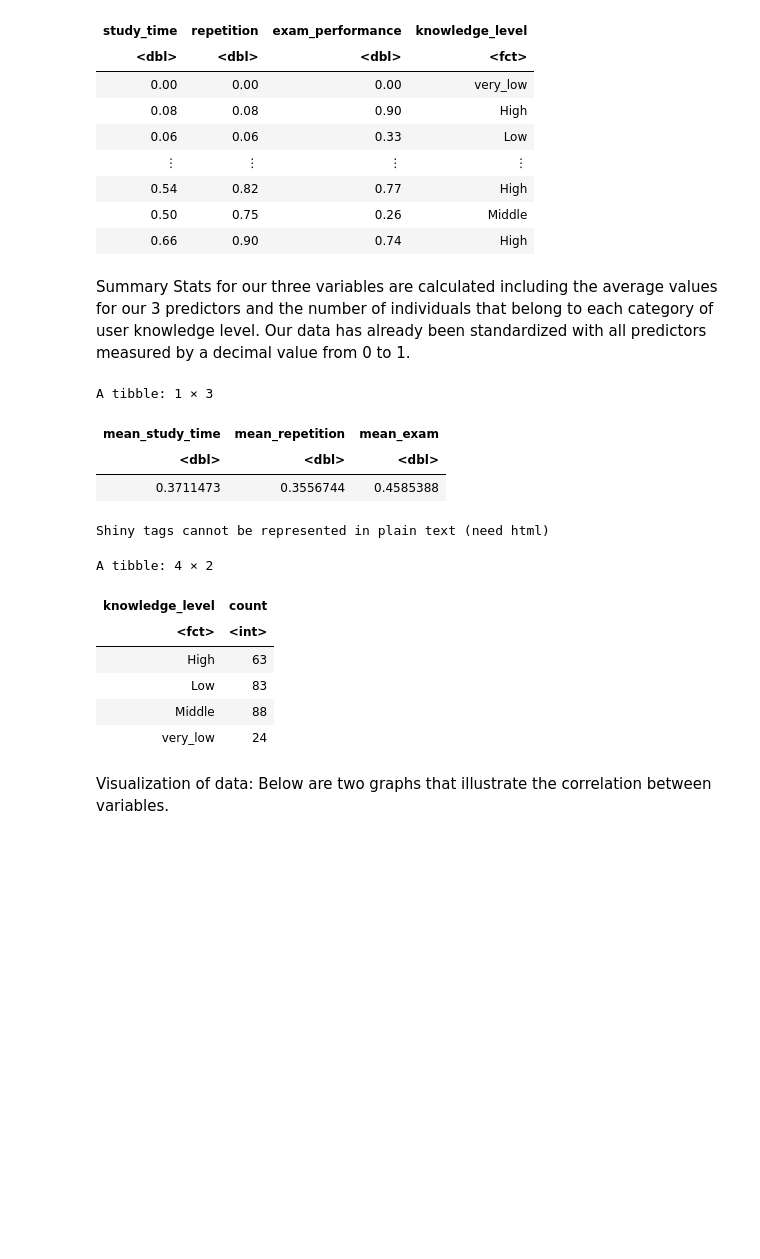
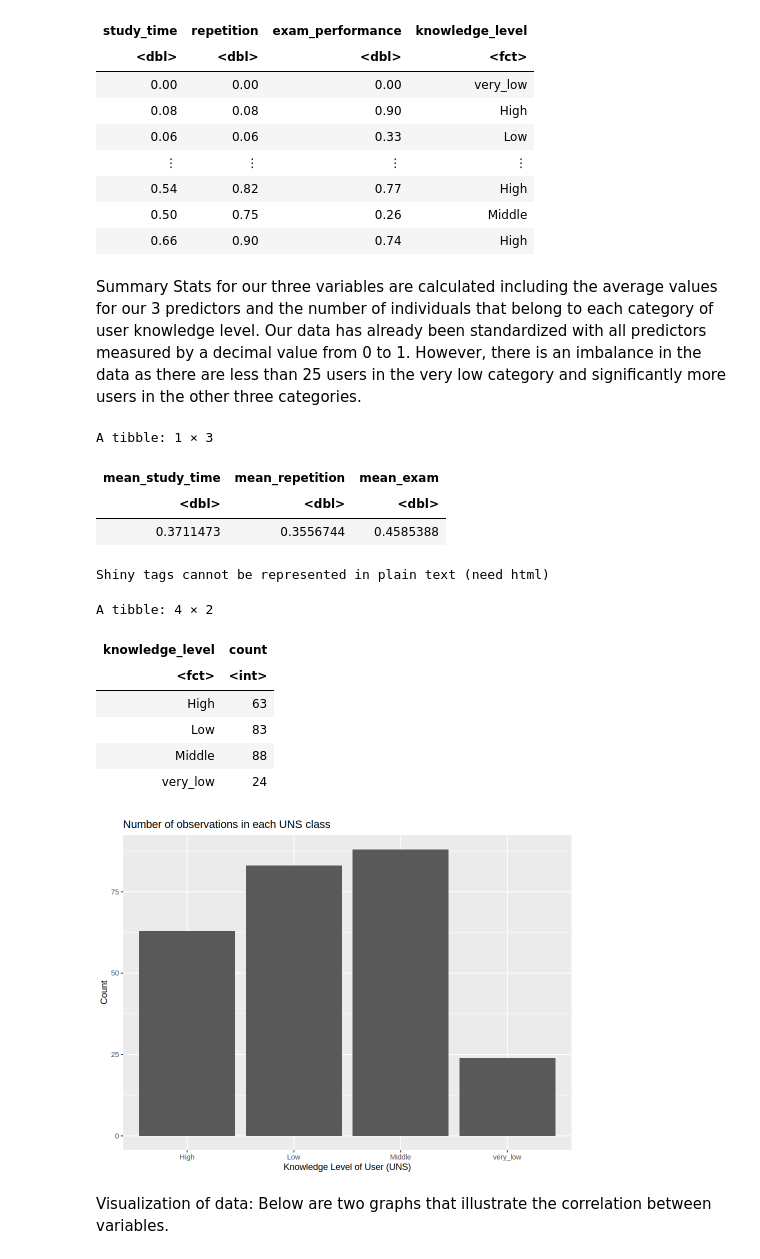
Before and after one commit to trinityma/dsci100project, a Jupyter notebook: group_project_report.ipynb, the cells around one changed output. Cells and saved outputs as stored; diff of their text form; code cells hidden in the pictures; blank space fills up the shorter version.

Commit message:
added counts graph

```diff
--- a/group_project_report.ipynb
+++ b/group_project_report.ipynb
@@ -105,30 +105,40 @@ A tibble: 258 × 4
 | 0.50 | 0.75 | 0.26 | Middle |
 | 0.66 | 0.90 | 0.74 | High |
 # %% [markdown]
-Summary Stats for our three variables are calculated including the average values for our 3 predictors and the number of individuals that belong to each category of user knowledge level. Our data has already been standardized with all predictors measured by a decimal value from 0 to 1.
+Summary Stats for our three variables are calculated including the average values for our 3 predictors and the number of individuals that belong to each category of user knowledge level. Our data has already been standardized with all predictors measured by a decimal value from 0 to 1. However, there is an imbalance in the data as there are less than 25 users in the very low category and significantly more users in the other three categories.
 # %%
 user_knowledge_data_summary <- summarize (user_knowledge_data, mean_study_time = mean(study_time), mean_repetition = mean(repetition), mean_exam=mean(exam_performance))
 user_knowledge_data_summary
 
 uns_counts <- user_knowledge_data |>
                         group_by(knowledge_level) |>
                         summarize(count = n())
 
 h3("Table 2: Number Of Users Belonging To Each User Knowledge Level")
 uns_counts
+
+options(repr.plot.width=8, repr.plot.height=6)
+
+uns_counts_plot <- ggplot(uns_counts, aes(x = knowledge_level, y = count)) +
+                    geom_bar(stat = "identity") +
+                    labs(x = "Knowledge Level of User (UNS)", y = "Count") +
+                    ggtitle("Number of observations in each UNS class")
+
+uns_counts_plot
 # %% [output]
 A tibble: 1 × 3
 | mean_study_time | mean_repetition | mean_exam |
 | <dbl> | <dbl> | <dbl> |
 | 0.3711473 | 0.3556744 | 0.4585388 |
 Shiny tags cannot be represented in plain text (need html)
 A tibble: 4 × 2
 | knowledge_level | count |
 | <fct> | <int> |
 | High | 63 |
 | Low | 83 |
 | Middle | 88 |
 | very_low | 24 |
+[figure, added]
 # %% [markdown]
 Visualization of data: Below are two graphs that illustrate the correlation between variables.
 # %%
```
